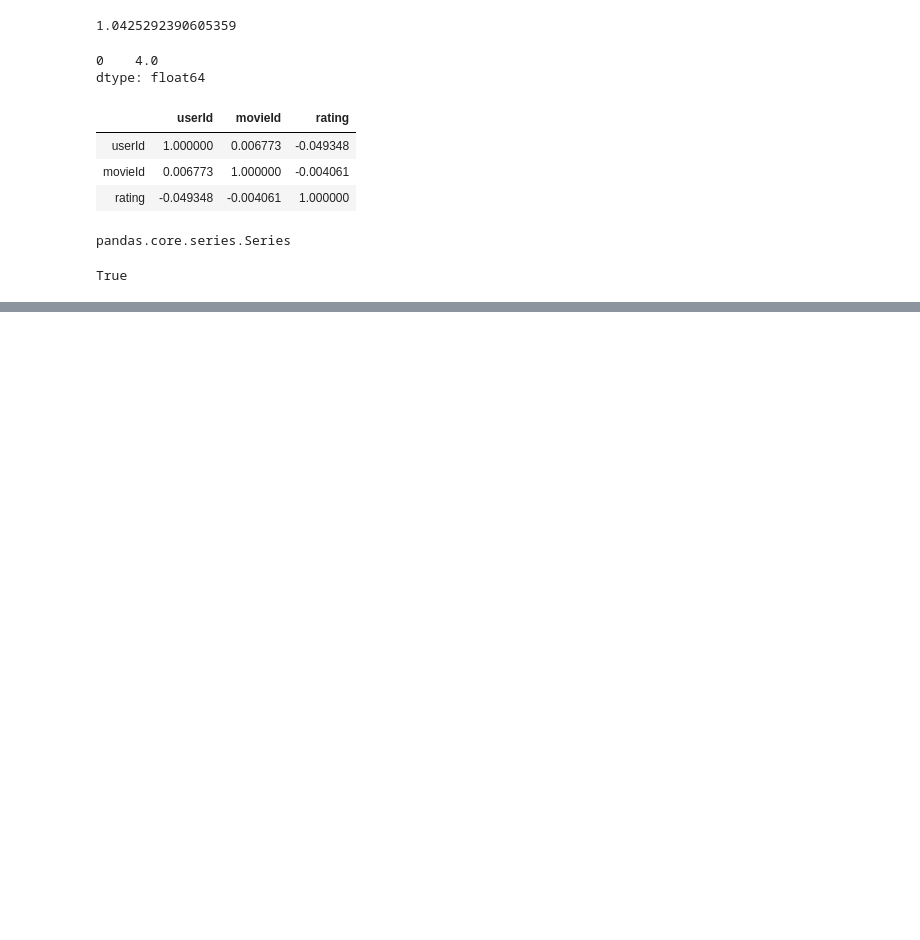
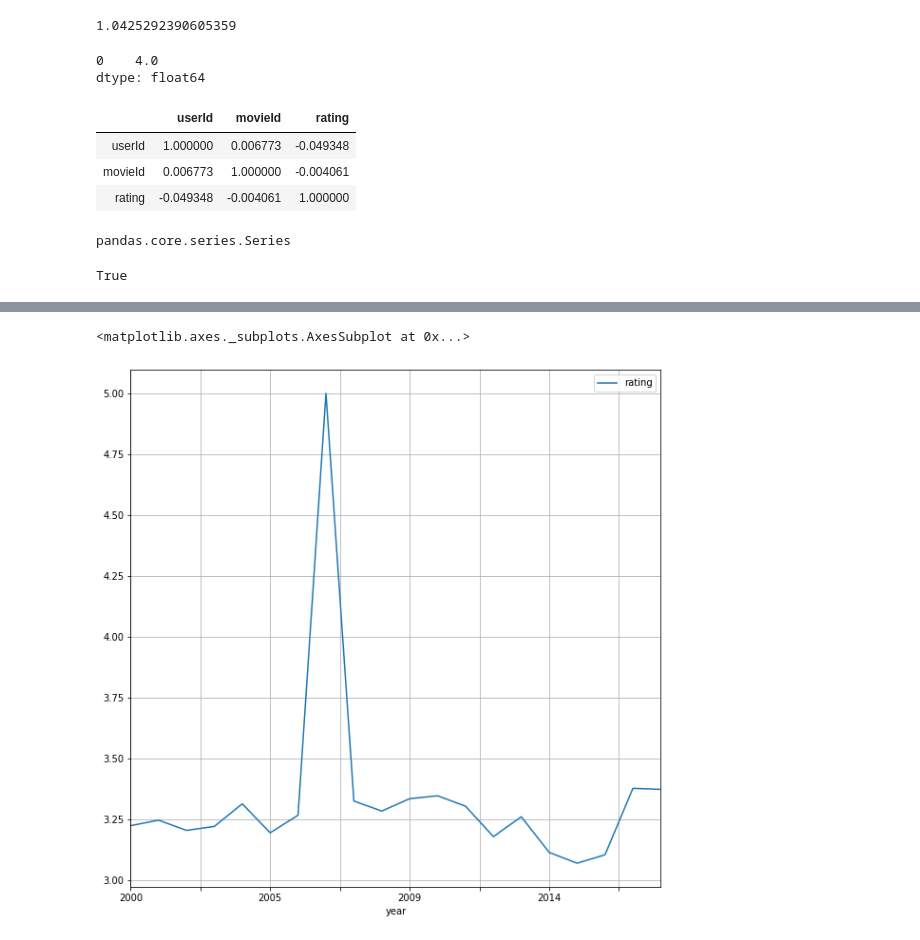
Before and after one commit to Alchemistyui/Python-for-Data-Science, a Jupyter notebook: Week-4-Pandas/class_draft_week4.ipynb, the cells around one changed output, grey strips where cells are left out. Cells and saved outputs as stored; diff of their text form; code cells hidden in the pictures; blank space fills up the shorter version.

```diff
--- a/Week-4-Pandas/class_draft_week4.ipynb
+++ b/Week-4-Pandas/class_draft_week4.ipynb
@@ -348,0 +681,2 @@ True
+# %%
+movies['year'] = movies['title'].str.extract('.*\((.*)\).*', expand=True)
@@ -348,0 +750,3 @@ True
+# %%
+avg_rate = ratings[['movieId', 'rating']].groupby('movieId', as_index = False).mean()
+avg_rate
@@ -348,0 +767,5 @@ True
+# %%
+joined = movies.merge(avg_rate, on='movieId', how='inner')
+joined.head()
+joined.corr()
+joined.head()
@@ -348,0 +779,3 @@ True
+# %%
+year_rate = joined[['year', 'rating']].groupby('year', as_index=False).mean()
+year_rate
@@ -348,0 +796,5 @@ True
+# %%
+year_rate[-20:].plot(x='year', y='rating', figsize=(10,10), grid=True)
+# %% [output]
+<matplotlib.axes._subplots.AxesSubplot at 0x...>
+[figure, added]
```
Also changed, not shown: parts of 52 cells of this notebook, 4 other files.
